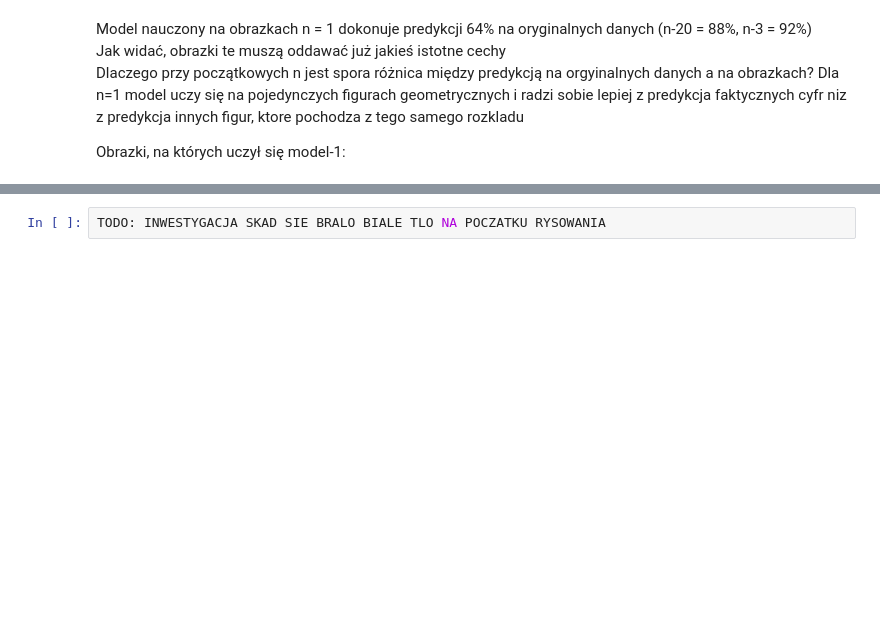
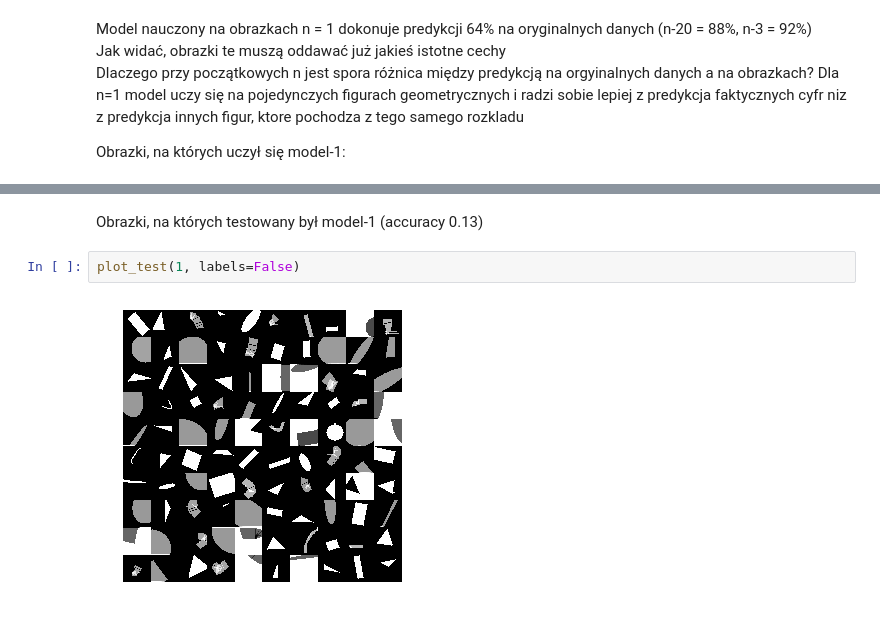
Before and after one commit to trejsu/shaper, a Jupyter notebook: experiments/notebook/classification-img-repr.ipynb, the cells around one changed output, grey strips where cells are left out. Drawn from its saved outputs; the diff is of its cells as text; blank space fills up the shorter version.

```diff
--- a/experiments/notebook/classification-img-repr.ipynb
+++ b/experiments/notebook/classification-img-repr.ipynb
@@ -81,2 +104,6 @@ plot_train(1)
-# %%
-TODO: INWESTYGACJA SKAD SIE BRALO BIALE TLO NA POCZATKU RYSOWANIA
+# %% [markdown]
+Obrazki, na których testowany był model-1 (accuracy 0.13)
+# %%
+plot_test(1, labels=False)
+# %% [output]
+[figure, added]
```
Also changed, not shown: parts of 9 cells of this notebook.
